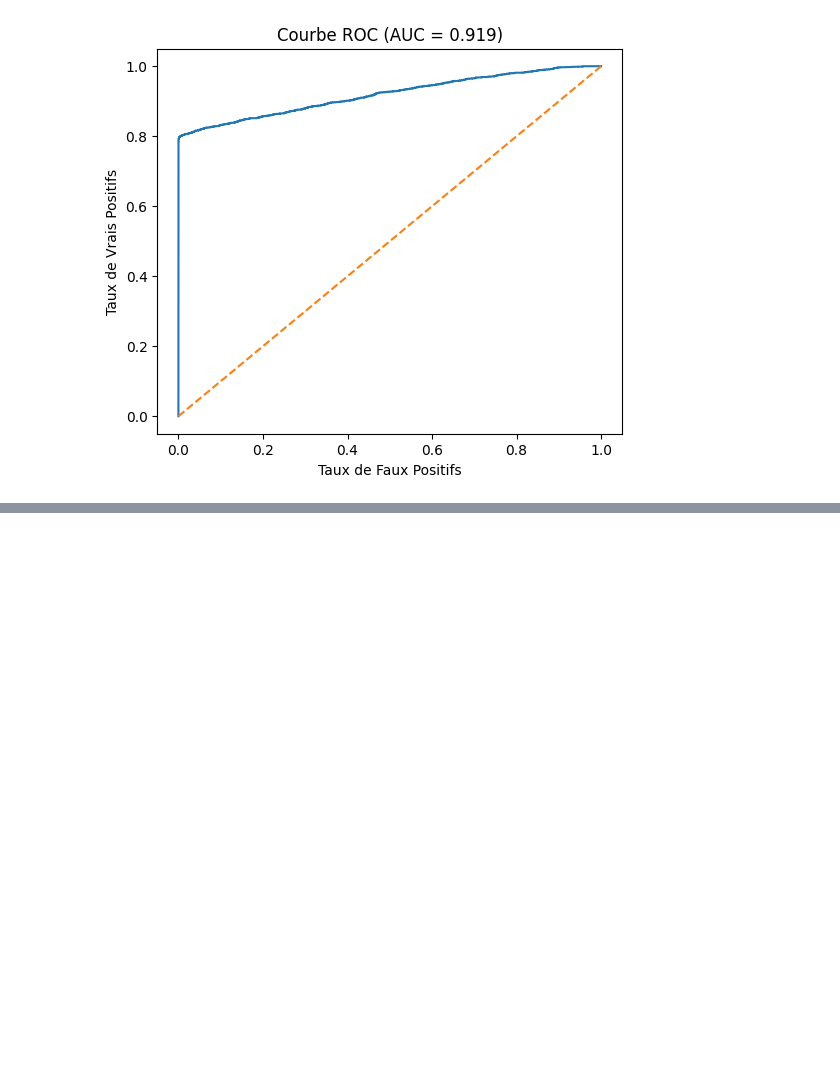
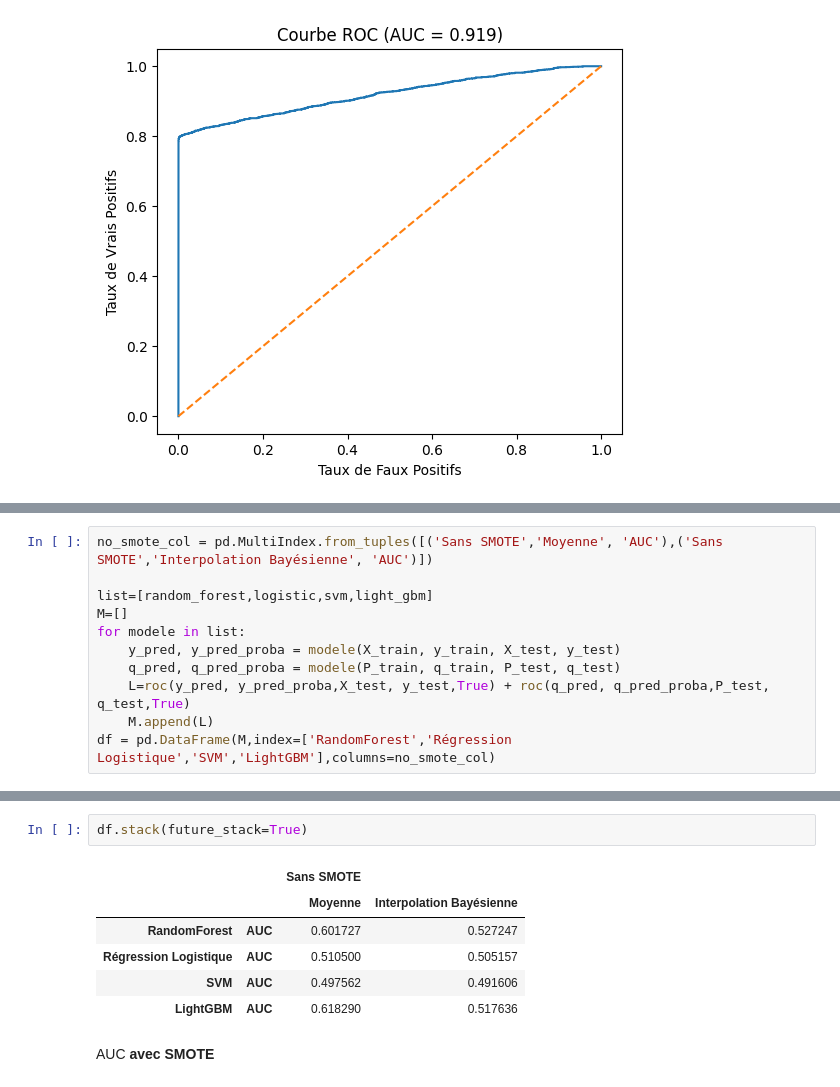
Before and after one commit to Lanier777/PROJET_STATAPP_MILLIMAN, a Jupyter notebook: Analyse descriptive "Fraud Detection Dataset"/Comparaison des modèles.ipynb, the cells around one changed output, grey strips where cells are left out. Saved outputs shown, nothing was run; the diff lists cells and outputs as text; blank space fills up the shorter version.

```diff
--- a/Analyse descriptive "Fraud Detection Dataset"/Comparaison des modèles.ipynb
+++ b/Analyse descriptive "Fraud Detection Dataset"/Comparaison des modèles.ipynb
@@ -951,0 +1119,11 @@ weighted avg       0.96      0.96      0.96     12123
+# %%
+no_smote_col = pd.MultiIndex.from_tuples([('Sans SMOTE','Moyenne', 'AUC'),('Sans SMOTE','Interpolation Bayésienne', 'AUC')])
+
+list=[random_forest,logistic,svm,light_gbm]
+M=[]
+for modele in list:
+    y_pred, y_pred_proba = modele(X_train, y_train, X_test, y_test)
+    q_pred, q_pred_proba = modele(P_train, q_train, P_test, q_test)
+    L=roc(y_pred, y_pred_proba,X_test, y_test,True) + roc(q_pred, q_pred_proba,P_test, q_test,True)
+    M.append(L)
+df = pd.DataFrame(M,index=['RandomForest','Régression Logistique','SVM','LightGBM'],columns=no_smote_col)
@@ -951,0 +1147,11 @@ weighted avg       0.96      0.96      0.96     12123
+# %%
+df.stack(future_stack=True)
+# %% [output]
+|  |  | Sans SMOTE |  |
+|  |  | Moyenne | Interpolation Bayésienne |
+| RandomForest | AUC | 0.601727 | 0.527247 |
+| Régression Logistique | AUC | 0.510500 | 0.505157 |
+| SVM | AUC | 0.497562 | 0.491606 |
+| LightGBM | AUC | 0.618290 | 0.517636 |
+# %% [markdown]
+AUC **avec SMOTE**
```
Also changed, not shown: parts of 21 cells of this notebook.
